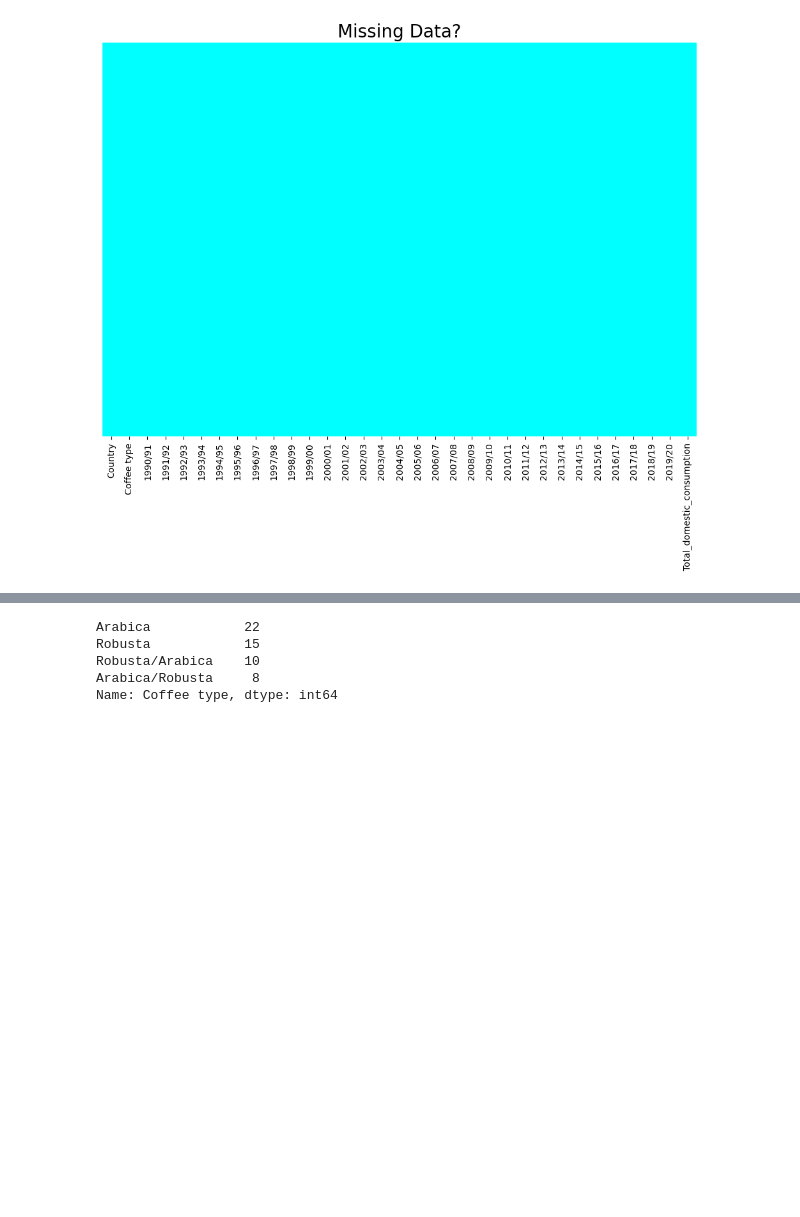
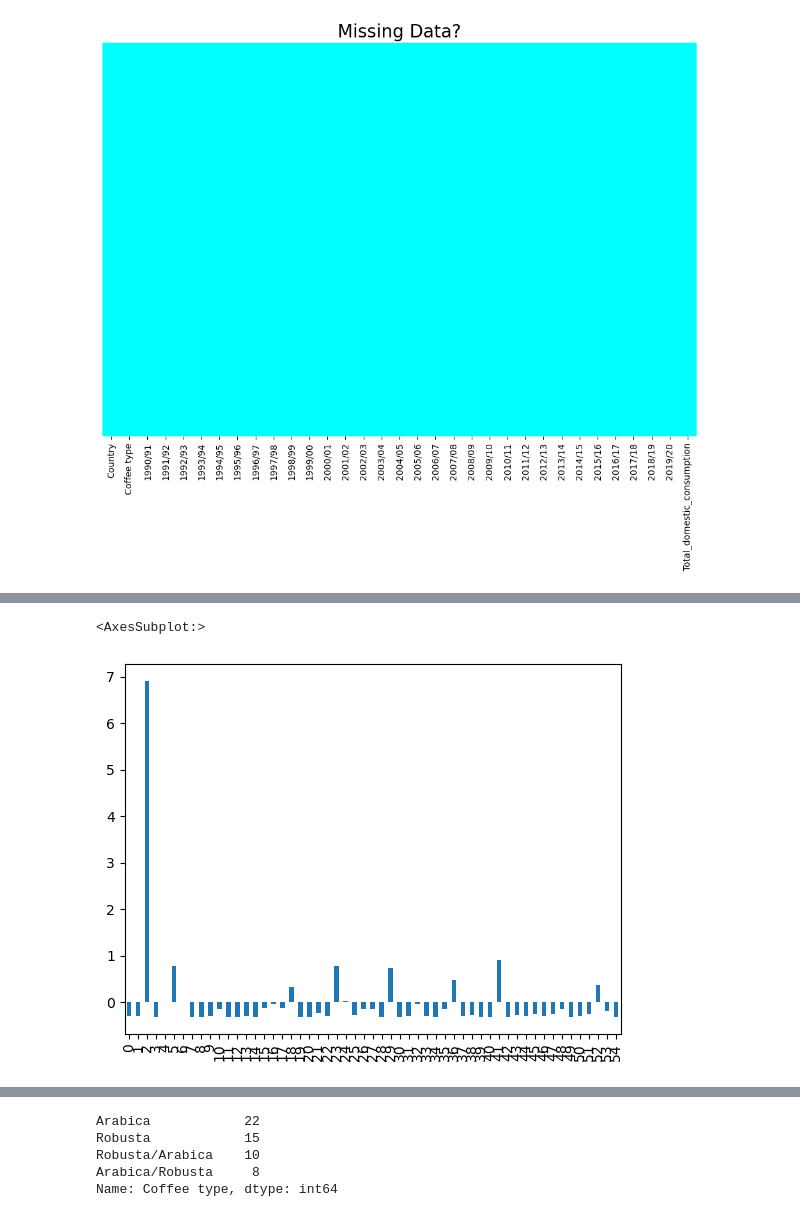
Before and after one commit to joshoandres13/coffee, a Jupyter notebook: domestic_consumption.ipynb, the cells around one changed output, grey strips where cells are left out. Drawn from its saved outputs; the diff is of its cells as text; code cells hidden in the pictures; blank space fills up the shorter version.

```diff
--- a/domestic_consumption.ipynb
+++ b/domestic_consumption.ipynb
@@ -72,0 +120,5 @@ plt.show()
+# %%
+df_mean_norm['1990/91'].plot(kind='bar')
+# %% [output]
+<AxesSubplot:>
+[figure, added]
```
Also changed, not shown: parts of 13 cells of this notebook, 2 other files.
